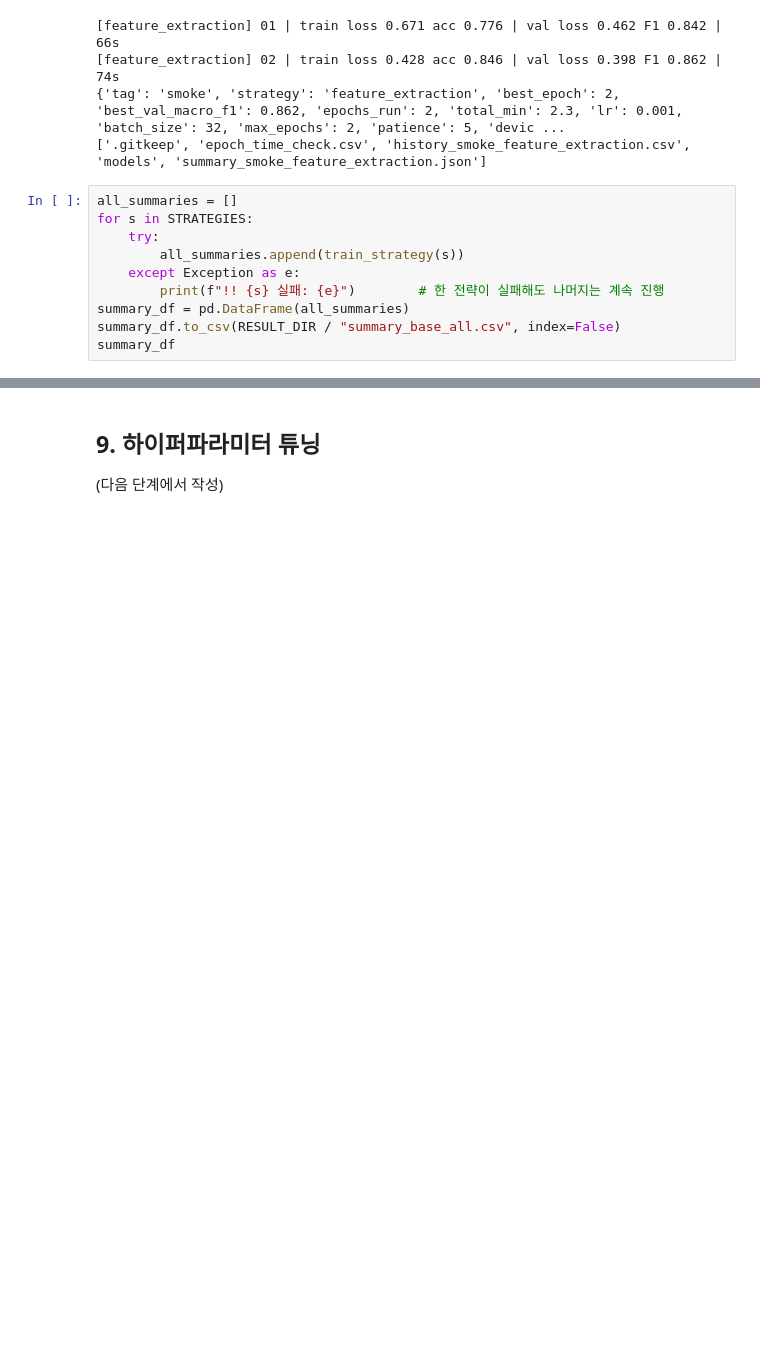
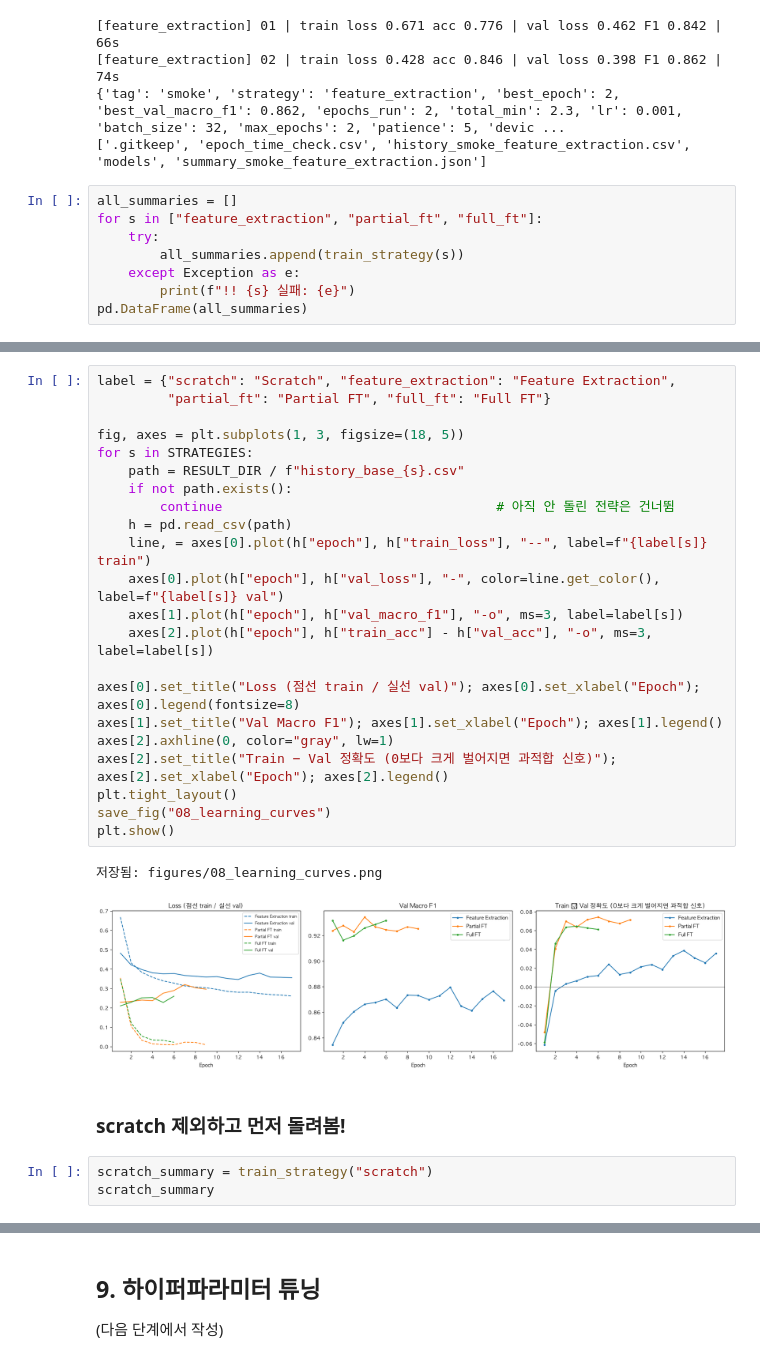
Before and after one commit to ehdwls1452/CV_Project_2, a Jupyter notebook: notebooks/03_modeling.ipynb, the cells around one changed output, grey strips where cells are left out. Cells and saved outputs as stored; diff of their text form; blank space fills up the shorter version.

```diff
--- a/notebooks/03_modeling.ipynb
+++ b/notebooks/03_modeling.ipynb
@@ -252,11 +252,9 @@ print(sorted(p.name for p in RESULT_DIR.iterdir()))
 ['.gitkeep', 'epoch_time_check.csv', 'history_smoke_feature_extraction.csv', 'models', 'summary_smoke_feature_extraction.json']
 # %%
 all_summaries = []
-for s in STRATEGIES:
+for s in ["feature_extraction", "partial_ft", "full_ft"]:
     try:
         all_summaries.append(train_strategy(s))
     except Exception as e:
-        print(f"!! {s} 실패: {e}")        # 한 전략이 실패해도 나머지는 계속 진행
-summary_df = pd.DataFrame(all_summaries)
-summary_df.to_csv(RESULT_DIR / "summary_base_all.csv", index=False)
-summary_df
+        print(f"!! {s} 실패: {e}")
+pd.DataFrame(all_summaries)
@@ -262,0 +303,30 @@ summary_df
+# %%
+label = {"scratch": "Scratch", "feature_extraction": "Feature Extraction",
+         "partial_ft": "Partial FT", "full_ft": "Full FT"}
+
+fig, axes = plt.subplots(1, 3, figsize=(18, 5))
+for s in STRATEGIES:
+    path = RESULT_DIR / f"history_base_{s}.csv"
+    if not path.exists():
+        continue                                   # 아직 안 돌린 전략은 건너뜀
+    h = pd.read_csv(path)
+    line, = axes[0].plot(h["epoch"], h["train_loss"], "--", label=f"{label[s]} train")
+    axes[0].plot(h["epoch"], h["val_loss"], "-", color=line.get_color(), label=f"{label[s]} val")
+    axes[1].plot(h["epoch"], h["val_macro_f1"], "-o", ms=3, label=label[s])
+    axes[2].plot(h["epoch"], h["train_acc"] - h["val_acc"], "-o", ms=3, label=label[s])
+
+axes[0].set_title("Loss (점선 train / 실선 val)"); axes[0].set_xlabel("Epoch"); axes[0].legend(fontsize=8)
+axes[1].set_title("Val Macro F1"); axes[1].set_xlabel("Epoch"); axes[1].legend()
+axes[2].axhline(0, color="gray", lw=1)
+axes[2].set_title("Train − Val 정확도 (0보다 크게 벌어지면 과적합 신호)"); axes[2].set_xlabel("Epoch"); axes[2].legend()
+plt.tight_layout()
+save_fig("08_learning_curves")
+plt.show()
+# %% [output]
+저장됨: figures/08_learning_curves.png
+[figure, added]
+# %% [markdown]
+### scratch 제외하고 먼저 돌려봄!
+# %%
+scratch_summary = train_strategy("scratch")
+scratch_summary
```
Also changed, not shown: parts of 3 cells of this notebook.
